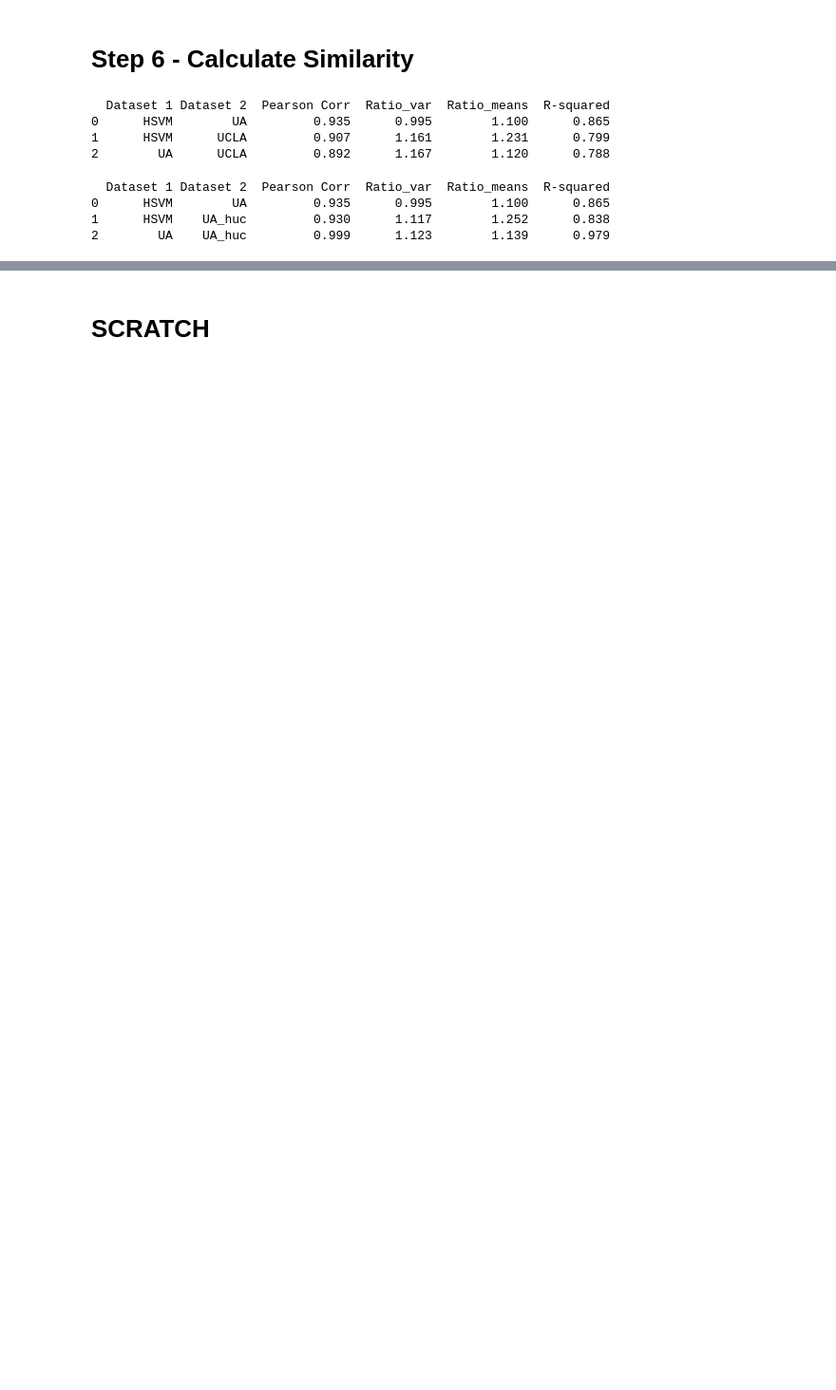
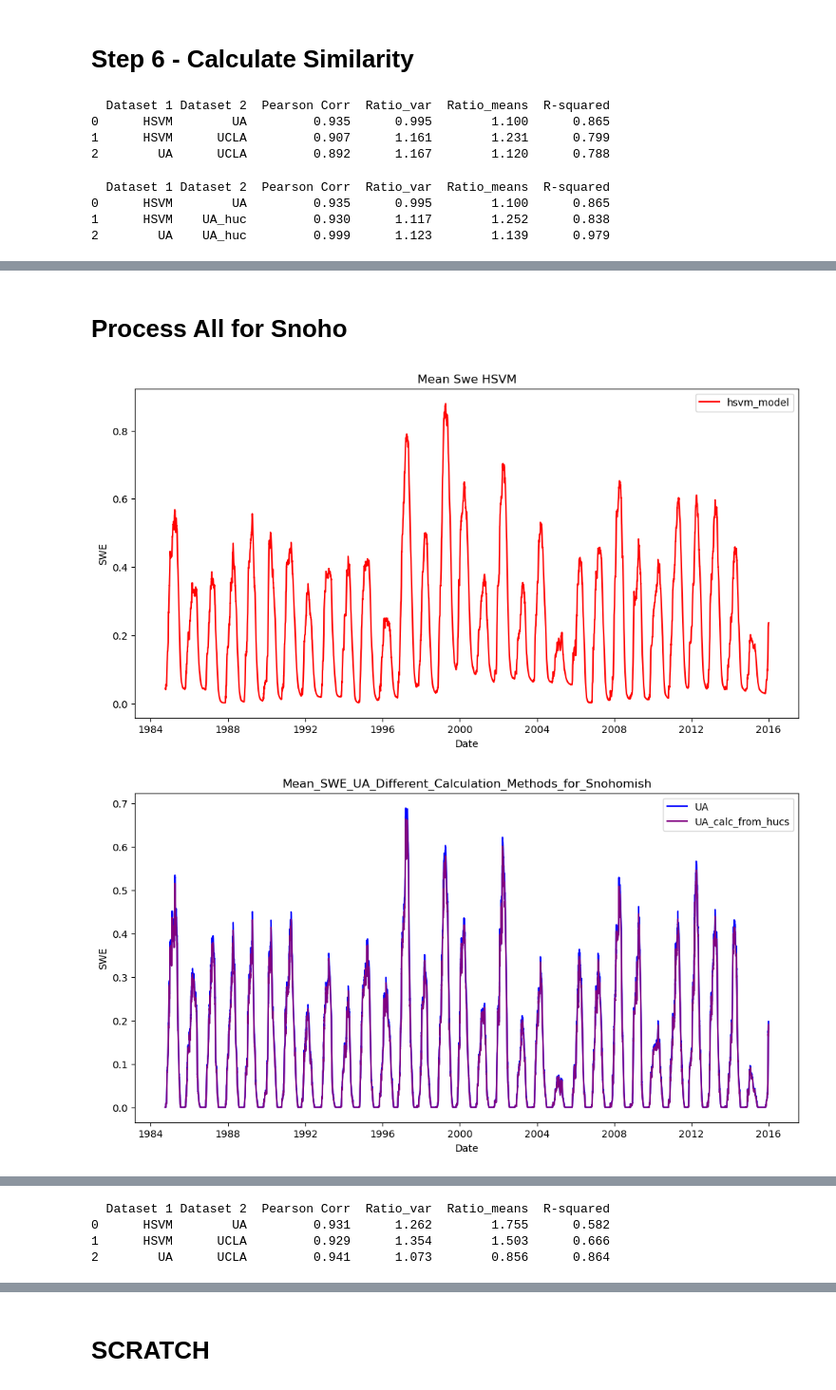
Before and after one commit to DSHydro/SnowML, a Jupyter notebook: notebooks/HSVM/CompareSWESources.ipynb, the cells around one changed output, grey strips where cells are left out. Shown at 95% size. Saved outputs shown, nothing was run; the diff lists cells and outputs as text; code cells hidden in the pictures; blank space fills up the shorter version.

```diff
--- a/notebooks/HSVM/CompareSWESources.ipynb
+++ b/notebooks/HSVM/CompareSWESources.ipynb
@@ -284,0 +401,9 @@ similarity(df_dict_2)
+# %% [markdown]
+# Process All for Snoho
+# %%
+BEGIN_DATE = '1984-10-01T00:00:00.000000000'
+END_DATE = " 2015-12-31T00:00:00.000000000"
+process_all(snoho_dict)
+# %% [output]
+[figure, added]
+[figure, added]
@@ -284,0 +413,4 @@ similarity(df_dict_2)
+  Dataset 1 Dataset 2  Pearson Corr  Ratio_var  Ratio_means  R-squared
+0      HSVM        UA         0.931      1.262        1.755      0.582
+1      HSVM      UCLA         0.929      1.354        1.503      0.666
+2        UA      UCLA         0.941      1.073        0.856      0.864
```
Also changed, not shown: parts of 16 cells of this notebook, 12 other files.
